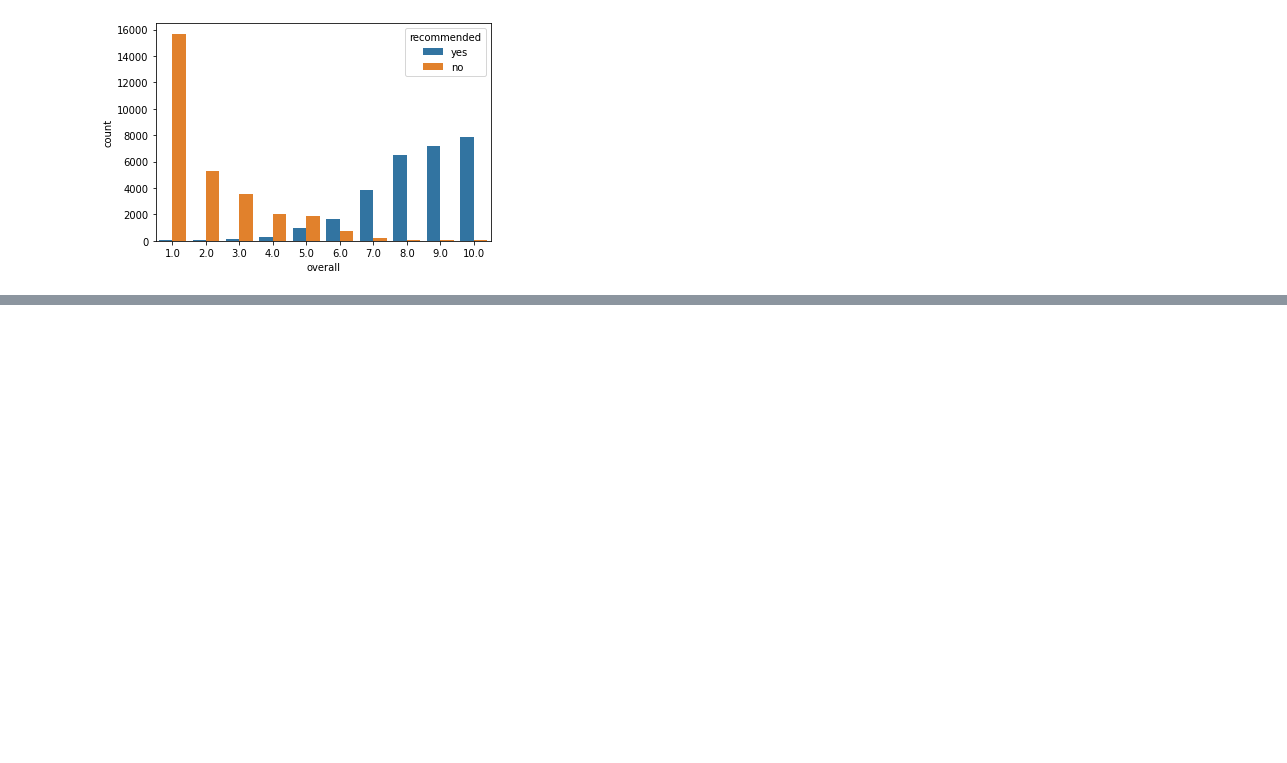
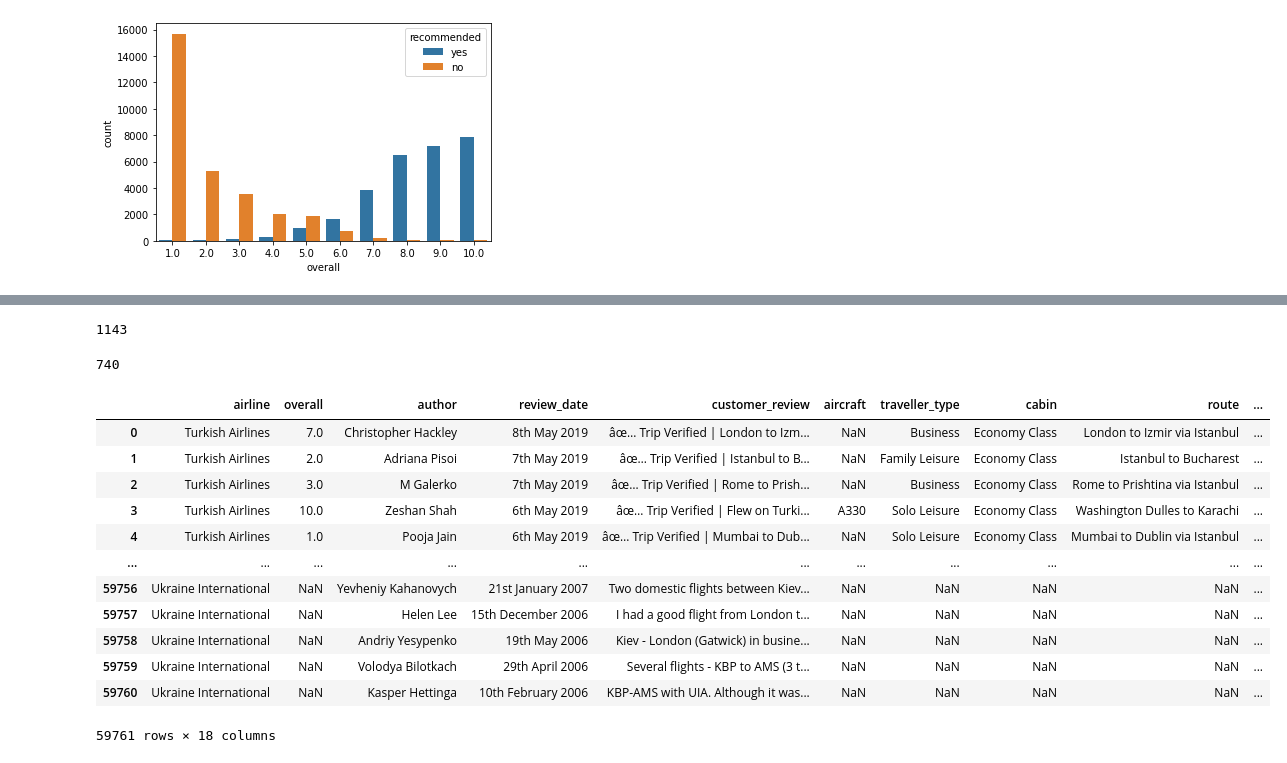
Before and after one commit to handetushar/Airline-Passenger-Referral-Prediction, a Jupyter notebook: Individual_notebook.ipynb, the cells around one changed output, grey strips where cells are left out. Drawn from its saved outputs; the diff is of its cells as text; code cells hidden in the pictures; blank space fills up the shorter version.

```diff
--- a/Individual_notebook.ipynb
+++ b/Individual_notebook.ipynb
@@ -188,3 +206,5 @@ dtype: int64
+# %%
+df.dropna(how = 'all', subset = ['recommended'], inplace = True)
 # %%
 df['airline'].value_counts()
 # %% [output]
@@ -218,5 +223,3 @@ def remove_punc(text):
-# %%
-df['customer_review'] = df['customer_review'].apply(remove_punc)
 # %%
 df['customer_review'].head()
 # %% [output]
@@ -241,3 +234 @@ def remove_stopwords(text):
-# %%
-df['customer_review'] = df['customer_review'].apply(remove_stopwords)
 # %%
@@ -251,0 +323,28 @@ Name: customer_review, dtype: object
+# %%
+# creating token of words with the help of text cleaning function
+df['tokenized_review'] = df['customer_review'].apply(text_cleaning)
+# %%
+len(df['customer_review'][1])
+# %% [output]
+1143
+# %%
+len(df['tokenized_review'][1])
+# %% [output]
+740
+# %%
+df =df.reset_index(drop= ['index'])
+df
+# %% [output]
+|  | airline | overall | author | review_date | customer_review | aircraft | traveller_type | cabin | route | ... |
+| 0 | Turkish Airlines | 7.0 | Christopher Hackley | 8th May 2019 | âœ… Trip Verified | London to Izm... | NaN | Business | Economy Class | London to Izmir via Istanbul | ... |
+| 1 | Turkish Airlines | 2.0 | Adriana Pisoi | 7th May 2019 | âœ… Trip Verified | Istanbul to B... | NaN | Family Leisure | Economy Class | Istanbul to Bucharest | ... |
+| 2 | Turkish Airlines | 3.0 | M Galerko | 7th May 2019 | âœ… Trip Verified | Rome to Prish... | NaN | Business | Economy Class | Rome to Prishtina via Istanbul | ... |
+| 3 | Turkish Airlines | 10.0 | Zeshan Shah | 6th May 2019 | âœ… Trip Verified | Flew on Turki... | A330 | Solo Leisure | Economy Class | Washington Dulles to Karachi | ... |
+| 4 | Turkish Airlines | 1.0 | Pooja Jain | 6th May 2019 | âœ… Trip Verified | Mumbai to Dub... | NaN | Solo Leisure | Economy Class | Mumbai to Dublin via Istanbul | ... |
+| ... | ... | ... | ... | ... | ... | ... | ... | ... | ... | ... |
+| 59756 | Ukraine International | NaN | Yevheniy Kahanovych | 21st January 2007 | Two domestic flights between Kiev... | NaN | NaN | NaN | NaN | ... |
+| 59757 | Ukraine International | NaN | Helen Lee | 15th December 2006 | I had a good flight from London t... | NaN | NaN | NaN | NaN | ... |
+| 59758 | Ukraine International | NaN | Andriy Yesypenko | 19th May 2006 | Kiev - London (Gatwick) in busine... | NaN | NaN | NaN | NaN | ... |
+| 59759 | Ukraine International | NaN | Volodya Bilotkach | 29th April 2006 | Several flights - KBP to AMS (3 t... | NaN | NaN | NaN | NaN | ... |
+| 59760 | Ukraine International | NaN | Kasper Hettinga | 10th February 2006 | KBP-AMS with UIA. Although it was... | NaN | NaN | NaN | NaN | ... |
+59761 rows × 18 columns
```
Also changed, not shown: parts of 23 cells of this notebook.
